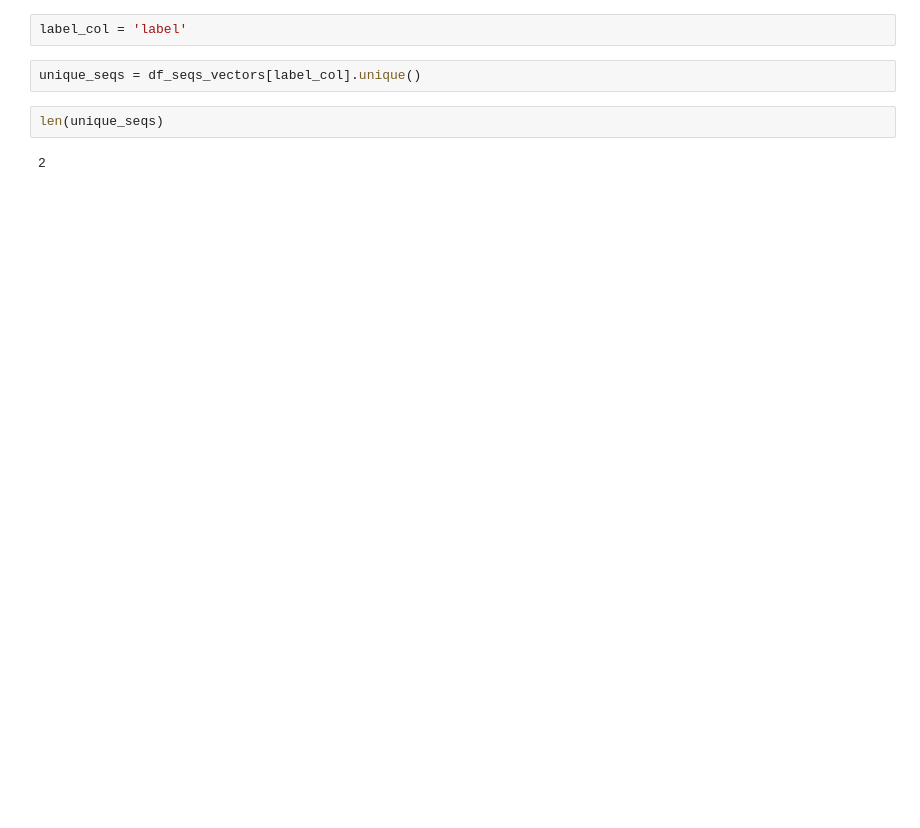
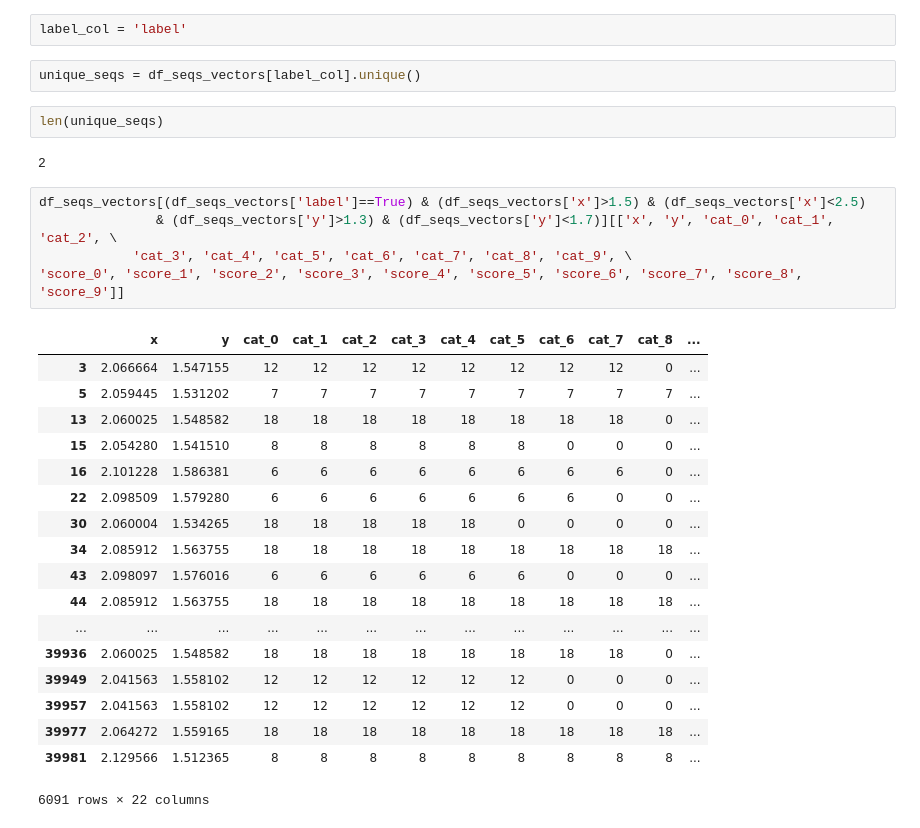
Before and after one commit to kuhanw/sequence_compression, a Jupyter notebook: sequence_compression_prototype.ipynb, the cells around one changed output. Saved outputs shown, nothing was run; the diff lists cells and outputs as text; blank space fills up the shorter version.

```diff
--- a/sequence_compression_prototype.ipynb
+++ b/sequence_compression_prototype.ipynb
@@ -404,3 +439,27 @@ unique_seqs = df_seqs_vectors[label_col].unique()
 len(unique_seqs)
 # %% [output]
 2
+# %%
+df_seqs_vectors[(df_seqs_vectors['label']==True) & (df_seqs_vectors['x']>1.5) & (df_seqs_vectors['x']<2.5)
+               & (df_seqs_vectors['y']>1.3) & (df_seqs_vectors['y']<1.7)][['x', 'y', 'cat_0', 'cat_1', 'cat_2', \
+            'cat_3', 'cat_4', 'cat_5', 'cat_6', 'cat_7', 'cat_8', 'cat_9', \
+'score_0', 'score_1', 'score_2', 'score_3', 'score_4', 'score_5', 'score_6', 'score_7', 'score_8', 'score_9']]
+# %% [output]
+|  | x | y | cat_0 | cat_1 | cat_2 | cat_3 | cat_4 | cat_5 | cat_6 | cat_7 | cat_8 | ... |
+| 3 | 2.066664 | 1.547155 | 12 | 12 | 12 | 12 | 12 | 12 | 12 | 12 | 0 | ... |
+| 5 | 2.059445 | 1.531202 | 7 | 7 | 7 | 7 | 7 | 7 | 7 | 7 | 7 | ... |
+| 13 | 2.060025 | 1.548582 | 18 | 18 | 18 | 18 | 18 | 18 | 18 | 18 | 0 | ... |
+| 15 | 2.054280 | 1.541510 | 8 | 8 | 8 | 8 | 8 | 8 | 0 | 0 | 0 | ... |
+| 16 | 2.101228 | 1.586381 | 6 | 6 | 6 | 6 | 6 | 6 | 6 | 6 | 0 | ... |
+| 22 | 2.098509 | 1.579280 | 6 | 6 | 6 | 6 | 6 | 6 | 6 | 0 | 0 | ... |
+| 30 | 2.060004 | 1.534265 | 18 | 18 | 18 | 18 | 18 | 0 | 0 | 0 | 0 | ... |
+| 34 | 2.085912 | 1.563755 | 18 | 18 | 18 | 18 | 18 | 18 | 18 | 18 | 18 | ... |
+| 43 | 2.098097 | 1.576016 | 6 | 6 | 6 | 6 | 6 | 6 | 0 | 0 | 0 | ... |
+| 44 | 2.085912 | 1.563755 | 18 | 18 | 18 | 18 | 18 | 18 | 18 | 18 | 18 | ... |
+| ... | ... | ... | ... | ... | ... | ... | ... | ... | ... | ... | ... | ... |
+| 39936 | 2.060025 | 1.548582 | 18 | 18 | 18 | 18 | 18 | 18 | 18 | 18 | 0 | ... |
+| 39949 | 2.041563 | 1.558102 | 12 | 12 | 12 | 12 | 12 | 12 | 0 | 0 | 0 | ... |
+| 39957 | 2.041563 | 1.558102 | 12 | 12 | 12 | 12 | 12 | 12 | 0 | 0 | 0 | ... |
+| 39977 | 2.064272 | 1.559165 | 18 | 18 | 18 | 18 | 18 | 18 | 18 | 18 | 18 | ... |
+| 39981 | 2.129566 | 1.512365 | 8 | 8 | 8 | 8 | 8 | 8 | 8 | 8 | 8 | ... |
+6091 rows × 22 columns
```
Also changed, not shown: parts of 15 cells of this notebook.
